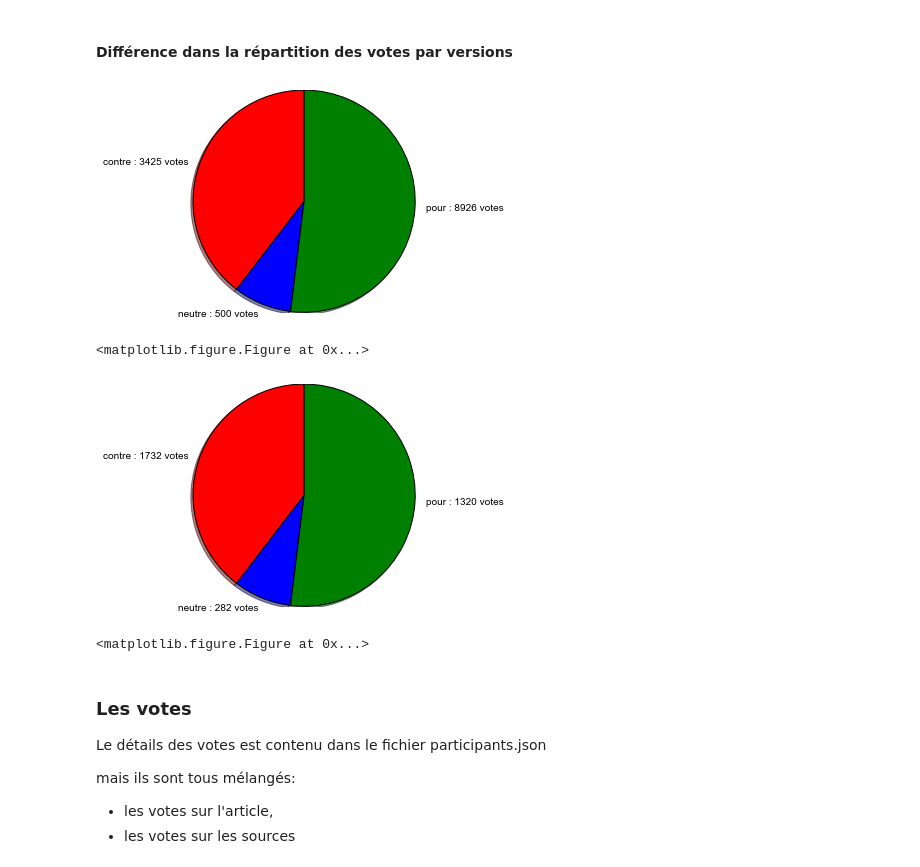
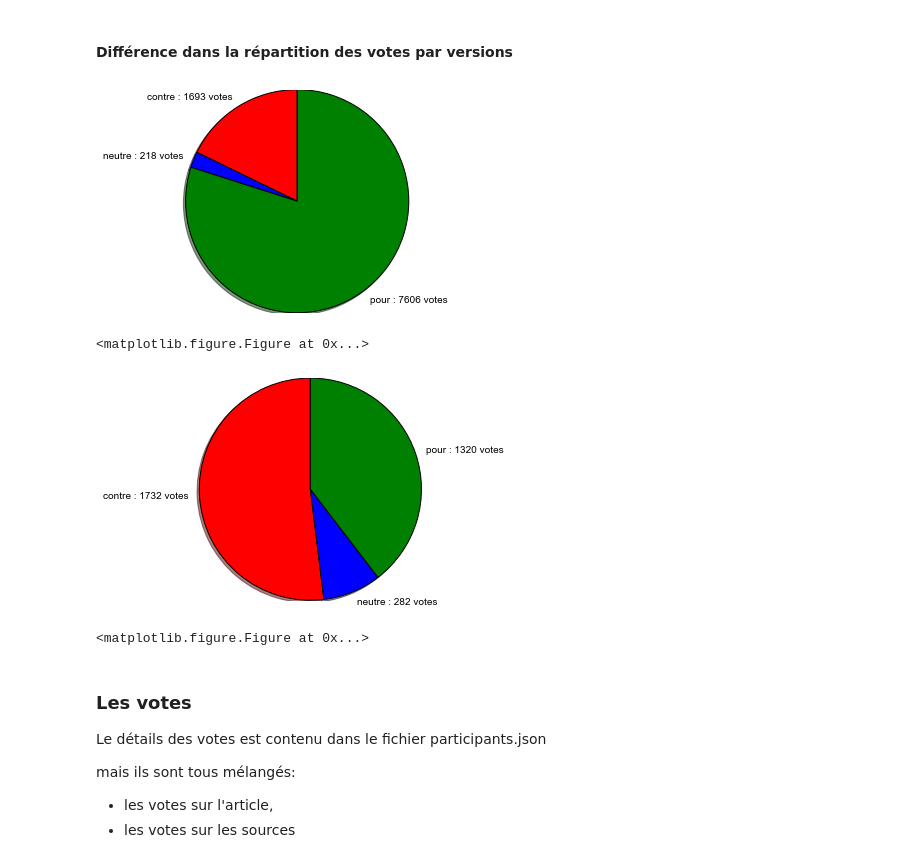
Before and after one commit to c24b/hackrepnum_article9, a Jupyter notebook: Article9_3.ipynb, the cells around one changed output. Saved outputs shown, nothing was run; the diff lists cells and outputs as text; code cells hidden in the pictures.

```diff
--- a/Article9_3.ipynb
+++ b/Article9_3.ipynb
@@ -54,14 +54,12 @@ Nous allons réorganiser le dictionnaire article9 (initialement stocké en json
 pour plus de clareté dans une variable **ref_article9** (aussi un dictionnaire)
 # %%
 import json, pprint
-#la structure de ref_article9
-
 ref_article9 = {"date": {},
                 "stats":
-                    {"votes":{},
-                     "arguments":{},
-                     "sources":{},
-                     "versions": {}
+                    {"votes":{"pour":0, "contre":0, "neutre":0,"total": 0},
+                     "arguments":{"pour":0, "contre": 0, "total":0},
+                     "sources":{"pour":0, "total":0},
+                     "versions": {"total":0}
                     },
                 "details":
                     {"votes":[],
@@ -69,9 +67,12 @@ ref_article9 = {"date": {},
                      "sources":[],
                      "versions":[]}
                }
+
 #pour rappel
 #pp.pprint(sorted(article9))
-def build_ref_article9(article9, ref_article9):
+def build_ref_article9(ref_article9, article9):
+    #la structure de ref_article9
+
     #Nous allons téléverser les valeurs de article9 dans ref_article9
     for k,v in sorted(article9.items()):
         if k == "article_link":
@@ -120,7 +121,8 @@ def build_ref_article9(article9, ref_article9):
         else:
             #les autres données contextuelles seront accessibles mais via l'article9 directement
              pass
-ref_article9 = build_ref_article9(article9, ref_article9)
+    return ref_article9
+ref_article9 = build_ref_article9(ref_article9, article9)
 # %% [markdown]
 * On vérifie les valeurs de **ref_article9**:
 # %%
@@ -348,7 +355,8 @@ def clean_versions(versions_d):
         stats_votes = item[u'stats']['votes']
         #print stats_votes
         stats_votes["pour"] = stats_votes["total"] - (stats_votes["neutre"]+stats_votes["contre"])
-    #print "correction", stats_votes
+        #print "correction", stats_votes
+    return versions_d
 versions_d = clean_versions(versions_d)
 # %%
 #on verifie que la correction a bien été prise en compte
@@ -427,6 +440,7 @@ def build_version_originale():
 
         else:
             pass
-
-pp.pprint(version_originale["stats"])
+    return version_originale
+vo = build_version_originale()
+pp.pprint(vo["stats"])
 # %% [output]
@@ -437,7 +451,7 @@ pp.pprint(version_originale["stats"])
 # %%
 #On insere original dans le dictionnaire des versions_d
 
-versions_d["original"] = version_originale
+versions_d["original"] = vo
 # %% [markdown]
 On a bien 109 versions soit 108 versions + 1 version originale
 #vérifier le nombre de versions contenues dans le ref versions_d
@@ -493,29 +511,30 @@ print full_arguments - V0_arguments, "arguments de différence"
 # %%
 versions_votes_stats = {"pour":[], "contre":[], "neutre":[]}
 for slug, version in versions_d.items():
     stats_v = version["stats"]["votes"]
-    for pos in ["pour", "contre", "neutre"]:
-        versions_votes_stats[pos].append(stats_v[pos])
+    if slug != "original":
+        for pos in ["pour", "contre", "neutre"]:
+            versions_votes_stats[pos].append(stats_v[pos])
 #on a donc un dictionnaire qui contient des listes d'opinons de votes par version
 #On compile le tout
 versions_votes_stats = {k:sum(v) for k,v in versions_votes_stats.items()}
 #On ordonne le dictionnaire en fonction des clés par ordre alphabetique
 versions_votes_stats = OrderedDict(sorted(versions_votes_stats.items()))
 #print versions_votes_stats
 #Ce qui permet d'y mettre les bonnes couleurs
 colors = ["red", "blue", "green"]
 legend = [" ".join([k,":",str(v),"votes"]) for k, v in versions_votes_stats.items()]
 import matplotlib.pyplot as plt
 
 
-plt.pie(sizes, labels=legend, colors=colors,shadow=True, startangle=90)
+plt.pie(versions_votes_stats.values(), labels=legend, colors=colors,shadow=True, startangle=90)
 # Set aspect ratio to be equal so that pie is drawn as a circle.
 
 plt.axis('equal')
 #plt.legend(legend)
 fig = plt.figure()
 # %% [output]
-[figure, old version]
+[figure, new version]
 <matplotlib.figure.Figure at 0x...>
 # %%
 #### A comparer avec la répartition des votes sur la version originale
@@ -530,14 +549,14 @@ legend = [" ".join([k,":",str(v),"votes"]) for k, v in stats_votes.items()]
 import matplotlib.pyplot as plt
 
 
-plt.pie(sizes, labels=legend, colors=colors,shadow=True, startangle=90)
+plt.pie(stats_votes.values(), labels=legend, colors=colors,shadow=True, startangle=90)
 # Set aspect ratio to be equal so that pie is drawn as a circle.
 plt.axis('equal')
 #plt.legend(legend)
 fig = plt.figure()
 #ax = fig.gca()
 # %% [output]
-[figure, old version]
+[figure, new version]
 <matplotlib.figure.Figure at 0x...>
 # %% [markdown]
 ### Les votes
```
Also changed, not shown: parts of 12 cells of this notebook, 47 other files.
